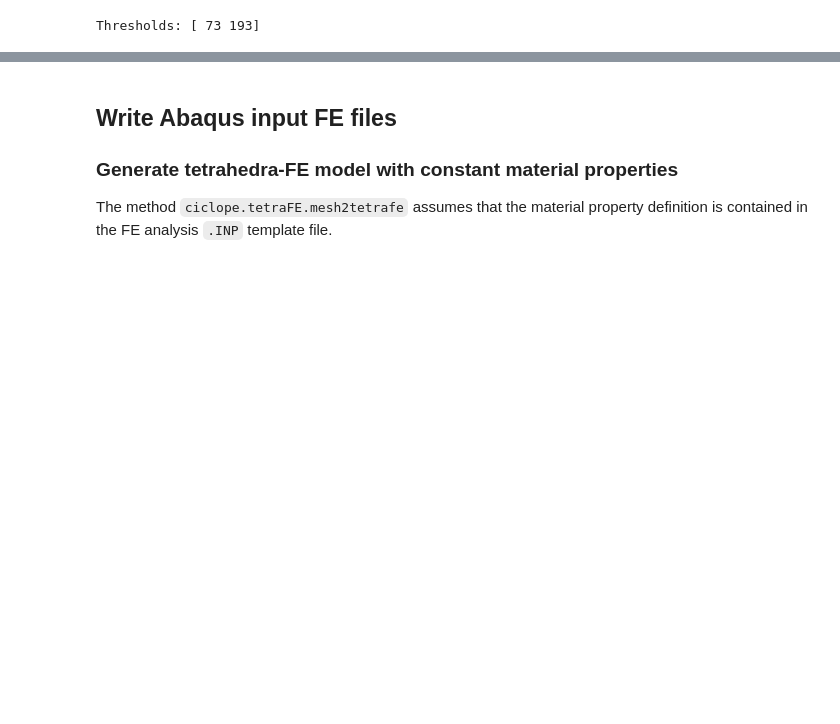
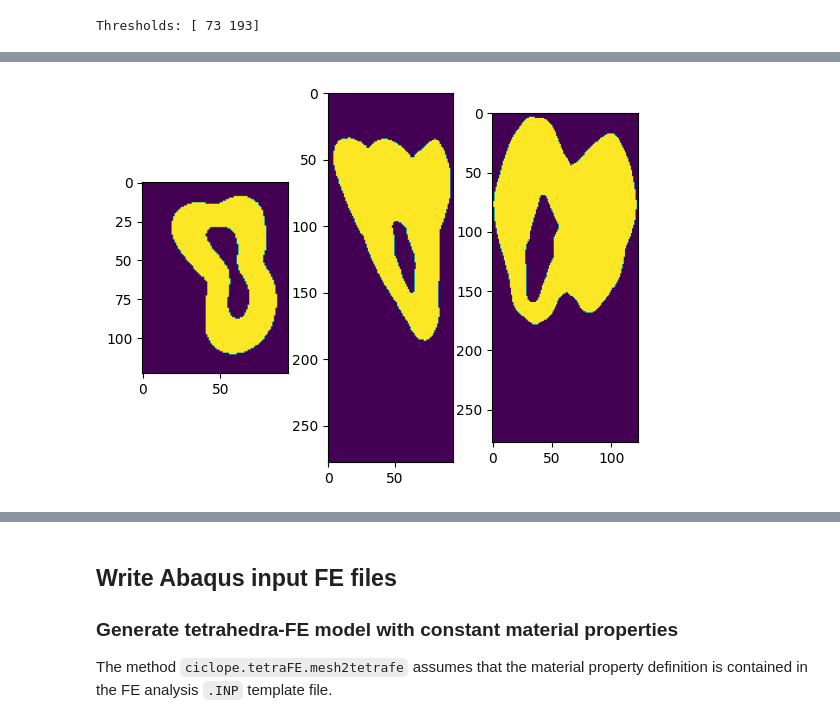
Before and after one commit to ciclope-microFE/ciclope, a Jupyter notebook: examples/ciclope_ex03_tetraFE_tooth_CalculiX.ipynb, the cells around one changed output, grey strips where cells are left out. Saved outputs shown, nothing was run; the diff lists cells and outputs as text; code cells hidden in the pictures; blank space fills up the shorter version.

```diff
--- a/examples/ciclope_ex03_tetraFE_tooth_CalculiX.ipynb
+++ b/examples/ciclope_ex03_tetraFE_tooth_CalculiX.ipynb
@@ -121,0 +109,5 @@ plot_midplanes(BW_tooth)
+# %%
+plt.style.use('default')
+plot_midplanes(BW_tooth)
+# %% [output]
+[figure, added]
```
Also changed, not shown: parts of 106 cells of this notebook, 4 other files.
